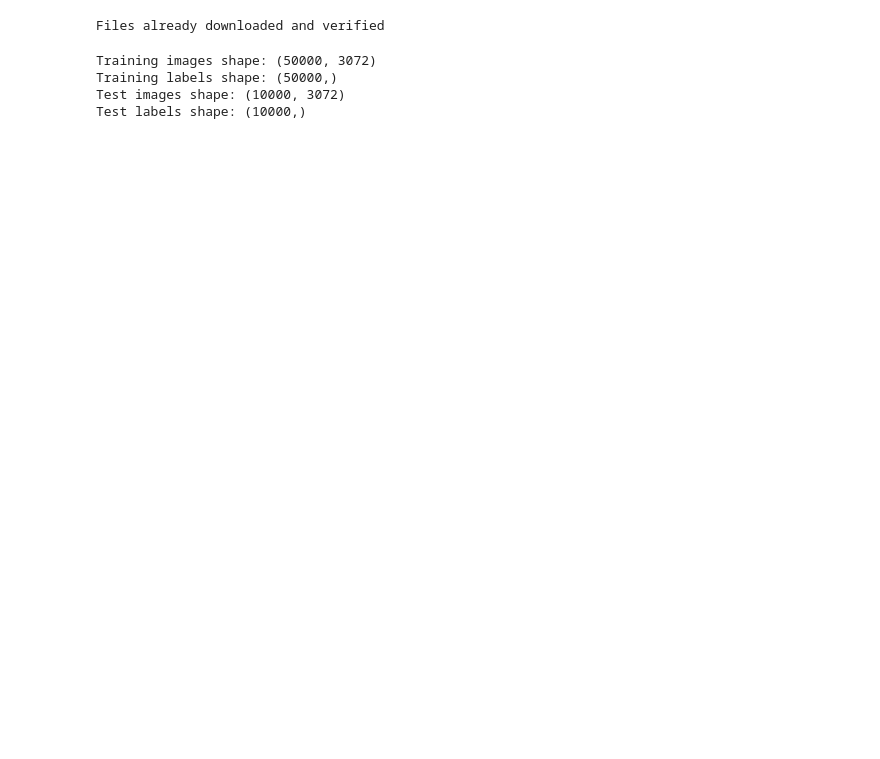
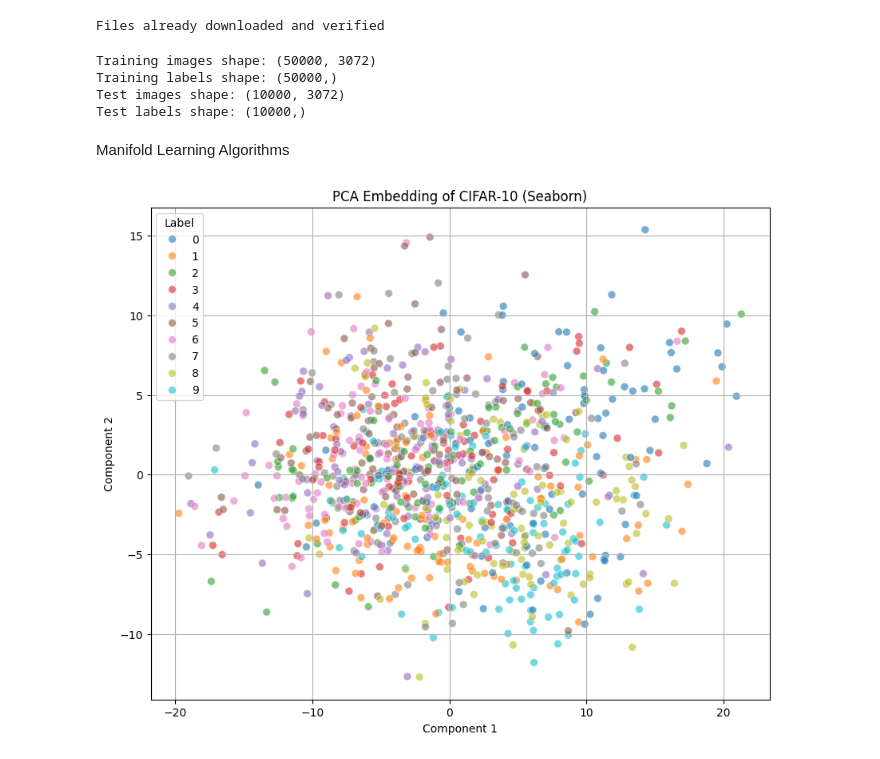
Before and after one commit to DataScienceAndEngineering/hw5-problem-1-2d-embedding-of-the-cifar-10-artjolamelii, a Jupyter notebook: dsei2100s24hw5p1.ipynb, the cells around one changed output. Drawn from its saved outputs; the diff is of its cells as text; code cells hidden in the pictures; blank space fills up the shorter version.

Commit message:
adding maniforld learning algorithms

```diff
--- a/dsei2100s24hw5p1.ipynb
+++ b/dsei2100s24hw5p1.ipynb
@@ -86,3 +95,34 @@ Training images shape: (50000, 3072)
 Training labels shape: (50000,)
 Test images shape: (10000, 3072)
 Test labels shape: (10000,)
+# %%
+#Let's create a subset of the first 1500 image and labels since the kernel will not handle a large dataset of 50,000
+subset_images = train_images[:1000]
+subset_labels = train_labels[:1000]
+# %% [markdown]
+Manifold Learning Algorithms
+# %%
+def plot_embedding(X, labels, title):
+    # Create a Pandas DataFrame for Seaborn
+    import pandas as pd
+    df = pd.DataFrame({
+        'Component 1': X[:, 0],
+        'Component 2': X[:, 1],
+        'Label': labels
+    })
+
+    # Create the plot
+    plt.figure(figsize=(10, 8))
+    sns.scatterplot(x='Component 1', y='Component 2', hue='Label', palette='tab10', data=df, s=50, alpha=0.6, edgecolor='w')
+    plt.title(title)
+    plt.grid(True)
+    plt.show()
+# %%
+#PCA
+
+pca = PCA(n_components=2)
+X_pca = pca.fit_transform(subset_images)
+
+plot_embedding(X_pca, subset_labels, 'PCA Embedding of CIFAR-10 (Seaborn)')
+# %% [output]
+[figure, added]
```
Also changed, not shown: parts of 7 cells of this notebook.
